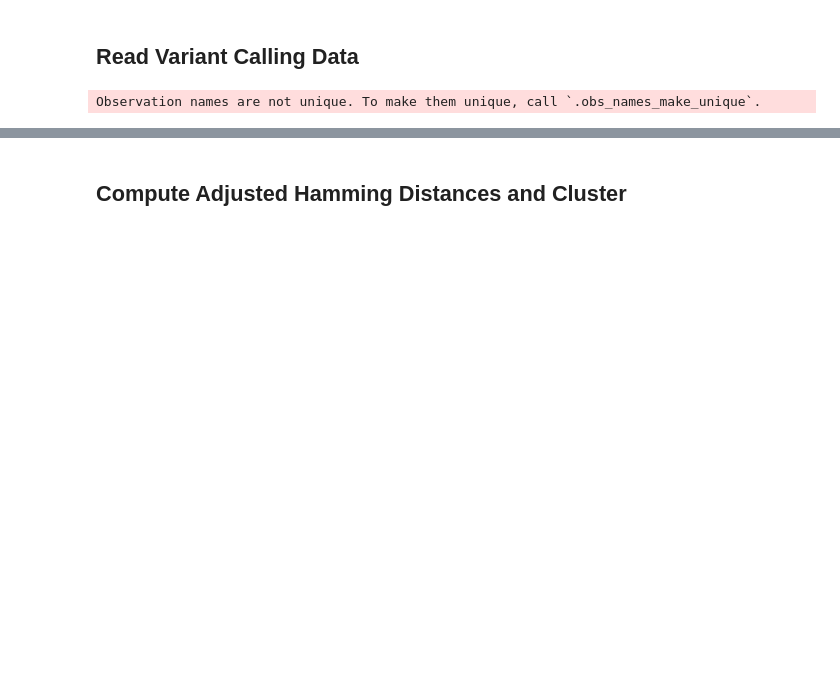
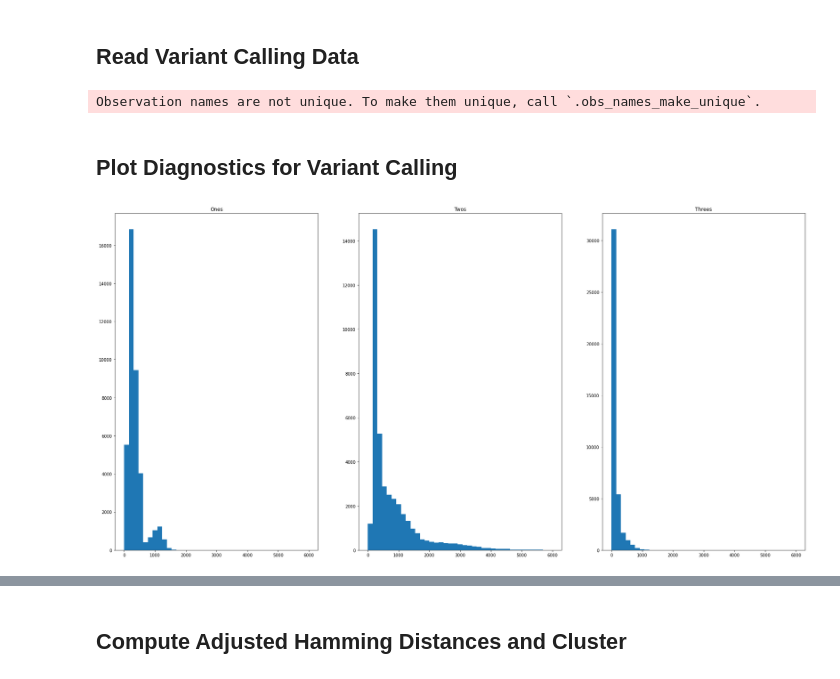
Before and after one commit to bkiyota/SNPBarcodingSimulator, a Jupyter notebook: cluster_embryos_mouse.ipynb, the cells around one changed output, grey strips where cells are left out. Saved outputs shown, nothing was run; the diff lists cells and outputs as text; code cells hidden in the pictures; blank space fills up the shorter version.

Commit message:
Added diagnostic plots.

```diff
--- a/cluster_embryos_mouse.ipynb
+++ b/cluster_embryos_mouse.ipynb
@@ -55,3 +55,28 @@ for i in range(NUM_EMBRYOS):
 variants_joined = anndata.concat(variant_adatas, join='outer')
 # %% [output]
 Observation names are not unique. To make them unique, call `.obs_names_make_unique`.
+# %% [markdown]
+## Plot Diagnostics for Variant Calling
+# %%
+# Plot the counts of each call
+threes = np.sum(variants_joined.X.toarray() == 3, axis=1)
+twos = np.sum(variants_joined.X.toarray() == 2, axis=1)
+ones = np.sum(variants_joined.X.toarray() == 1, axis=1)
+
+plt.figure(figsize=(30, 15))
+
+plt.subplot(131)
+plt.title('Ones')
+plt.hist(ones, bins=np.linspace(0, 6000, 40))
+
+plt.subplot(132)
+plt.title('Twos')
+plt.hist(twos, bins=np.linspace(0, 6000, 40))
+
+plt.subplot(133)
+plt.title('Threes')
+plt.hist(threes, bins=np.linspace(0, 6000, 40))
+
+plt.show()
+# %% [output]
+[figure, added]
```
Also changed, not shown: parts of 6 cells of this notebook.
